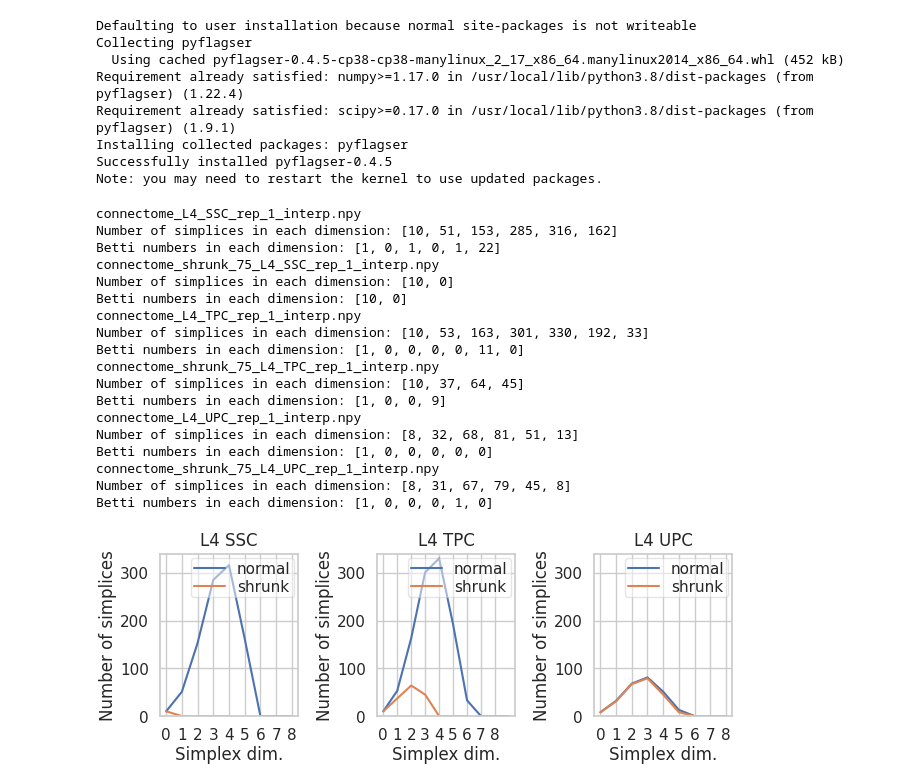
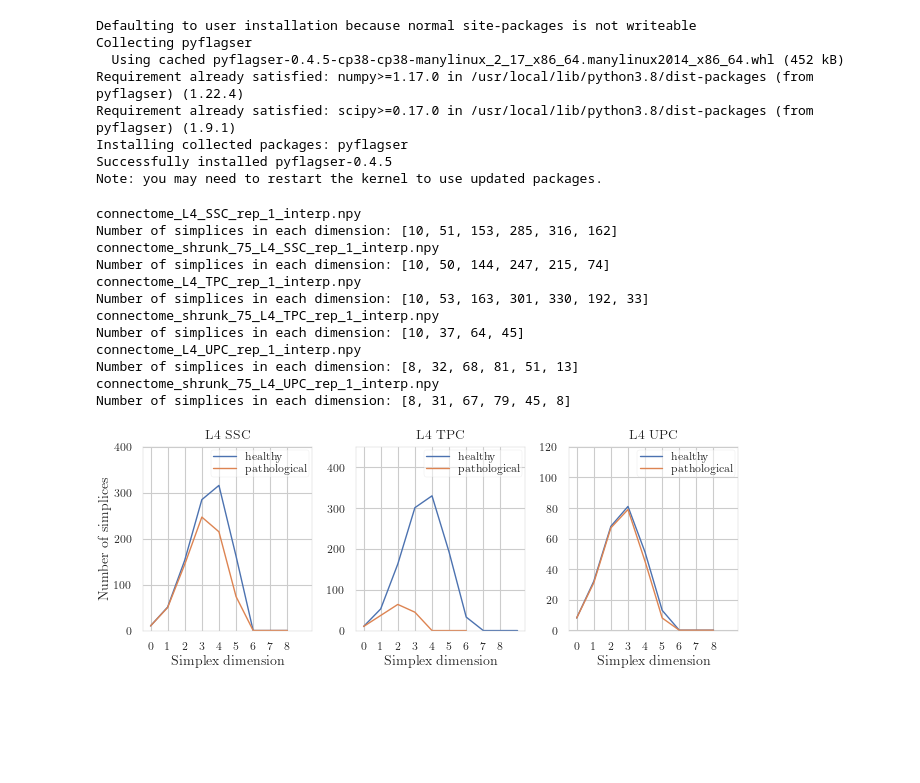
Before and after one commit to jazz031195/NeuroTS, a Jupyter notebook: examples/graphs_ines.ipynb, the cells around one changed output. Saved outputs shown, nothing was run; the diff lists cells and outputs as text; code cells hidden in the pictures; blank space fills up the shorter version.

```diff
--- a/examples/graphs_ines.ipynb
+++ b/examples/graphs_ines.ipynb
@@ -593,7 +490,8 @@ for group in groups:
 # %%
 import pandas as pd
 
-pd_all = pd.read_csv(f'Cortical_morphologies/all_features.csv')
+category = 'results/no_axon_shrunk'
+pd_all = pd.read_csv(f'{category}/data/all_features.csv')
 
 means = pd_all.groupby(['group', 'index', 'type']).mean()
 stds = pd_all.groupby(['group', 'index', 'type']).std()
@@ -601,7 +499,7 @@ stds = pd_all.groupby(['group', 'index', 'type']).std()
 groups = ['L4_SSC', 'L4_TPC', 'L4_UPC']
 types  = ['synthesized healthy', 'synthesized pathological']
 type_labels  = ['Healthy', 'Patho.']
-fig, axs = plt.subplots(1, 3, figsize=fig_size(height_ratio=0.4))
+fig, axs = plt.subplots(1, 3, figsize=fig_size(fraction=0.8, height_ratio=0.4))
 for j, group in enumerate(groups):
     # Set up the plot
     mean_tmp = []
@@ -624,5 +522,5 @@ for j, group in enumerate(groups):
     else:
         axs[j].set_ylabel('Section lengths ($\mu$m)')
 
-plt.savefig('lengths.pdf')
+fig.savefig(f'{category}/figures/lengths.pdf')
 # %% [output]
@@ -686,9 +588,7 @@ plt.savefig('heatmaps.pdf')
 # %%
 for i, file in enumerate(filenames):
-    if file != 'connectome_shrunk_75_L4_SSC_rep_1_interp.npy':
-        connectivity_mat = np.load(folder / file)
-    else:
-        connectivity_mat = np.zeros((10,10))
+    connectivity_mat = np.load(folder / file)
+
     print(file)
     print("number of connections: ", connectivity_mat.sum())
 # %% [output]
@@ -717,9 +617,9 @@ Successfully installed pyflagser-0.4.5
 Note: you may need to restart the kernel to use updated packages.
 # %%
 import pyflagser
-import matplotlib
 
-folder = Path("Cortical_morphologies")
+category = 'results/axon_shrunk'
+folder = Path(f"{category}/data")
 filenames = ['connectome_L4_SSC_rep_1_interp.npy',
              'connectome_shrunk_75_L4_SSC_rep_1_interp.npy',
              'connectome_L4_TPC_rep_1_interp.npy',
@@ -728,62 +628,57 @@ filenames = ['connectome_L4_SSC_rep_1_interp.npy',
              'connectome_shrunk_75_L4_UPC_rep_1_interp.npy'
             ]
 
-fig, axs = plt.subplots(1, 3, figsize=fig_size(height_ratio=0.4))
+fig, axs = plt.subplots(1, 3, figsize=fig_size(fraction=1, height_ratio=0.4), sharex=True)
 axs      = axs.ravel()
 
 for i, file in enumerate(filenames):
-    if file != 'connectome_shrunk_75_L4_SSC_rep_1_interp.npy':
-        connectivity_mat = np.load(folder / file)
-    else:
-        connectivity_mat = np.zeros((10,10))
+    connectivity_mat = np.load(folder / file)
+
     # Call flagser and print results
     topology_dict = pyflagser.flagser_unweighted(connectivity_mat, directed=True)
     print(file)
     print("Number of simplices in each dimension:", topology_dict['cell_count'])
-    print("Betti numbers in each dimension:", topology_dict['betti'])
     if 'SSC' in file:
         title = 'L4 SSC'
     elif 'UPC' in file:
         title = 'L4 UPC'
     elif 'TPC' in file:
         title = 'L4 TPC'
 
     if 'shrunk' in file:
-        label = 'shrunk'
+        label = 'pathological'
     else:
-        label = 'normal'
+        label = 'healthy'
 
     data = topology_dict['cell_count']
     data.extend([0, 0, 0])
     axs[i//2].plot(data, label = label)
     axs[i//2].legend(loc='upper right')
-    axs[i//2].set_xlabel('Simplex dim.')
-    axs[i//2].set_ylabel('Number of simplices')
+    axs[i//2].set_xlabel('Simplex dimension')
+    if i//2 == 0:
+        axs[i//2].set_ylabel('Number of simplices')
     axs[i//2].set_title(title)
-    axs[i//2].set_ylim([0, 340])
+    #axs[i//2].set_ylim([0, 340])
     axs[i//2].set_xticks([i for i in range(9)])
     axs[i//2].grid(visible=True)
 
-plt.savefig('nb_simplices.pdf')
+axs[0].set_ylim([-1, 400])
+axs[1].set_ylim([-1, 450])
+axs[2].set_ylim([-0.5, 120])
+fig.savefig(f'{category}/figures/nb_simplices.pdf')
 # %% [output]
 connectome_L4_SSC_rep_1_interp.npy
 Number of simplices in each dimension: [10, 51, 153, 285, 316, 162]
-Betti numbers in each dimension: [1, 0, 1, 0, 1, 22]
 connectome_shrunk_75_L4_SSC_rep_1_interp.npy
-Number of simplices in each dimension: [10, 0]
-Betti numbers in each dimension: [10, 0]
+Number of simplices in each dimension: [10, 50, 144, 247, 215, 74]
 connectome_L4_TPC_rep_1_interp.npy
 Number of simplices in each dimension: [10, 53, 163, 301, 330, 192, 33]
-Betti numbers in each dimension: [1, 0, 0, 0, 0, 11, 0]
 connectome_shrunk_75_L4_TPC_rep_1_interp.npy
 Number of simplices in each dimension: [10, 37, 64, 45]
-Betti numbers in each dimension: [1, 0, 0, 9]
 connectome_L4_UPC_rep_1_interp.npy
 Number of simplices in each dimension: [8, 32, 68, 81, 51, 13]
-Betti numbers in each dimension: [1, 0, 0, 0, 0, 0]
 connectome_shrunk_75_L4_UPC_rep_1_interp.npy
 Number of simplices in each dimension: [8, 31, 67, 79, 45, 8]
-Betti numbers in each dimension: [1, 0, 0, 0, 1, 0]
-[figure, old version]
+[figure, new version]
 # %%
 import pyflagser
```
Also changed, not shown: parts of 17 cells of this notebook.
